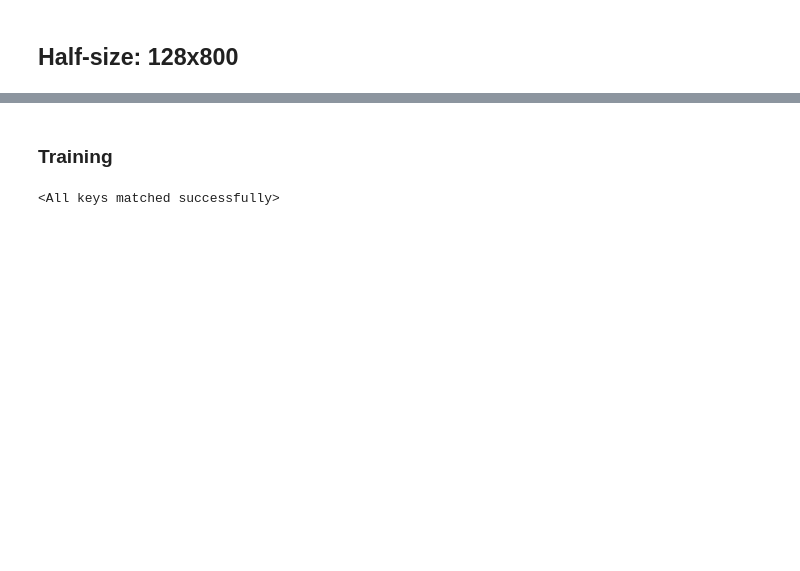
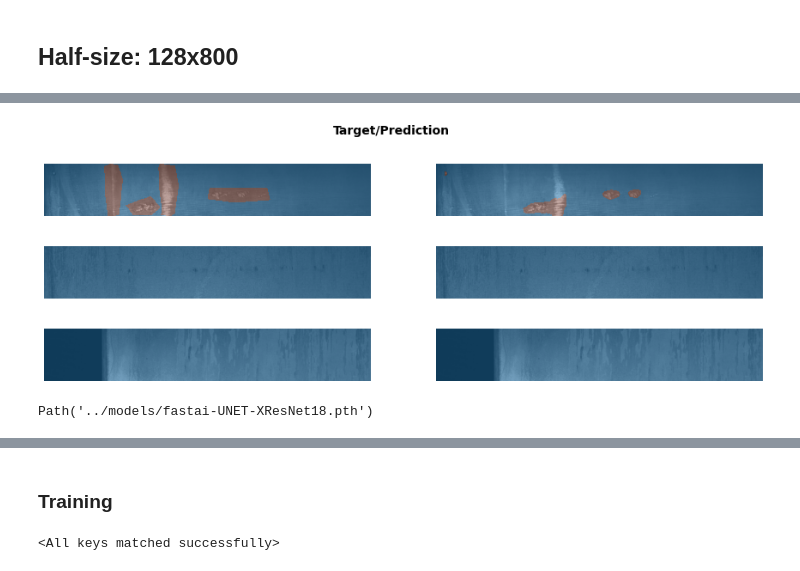
Before and after one commit to marcomatteo/steel_segmentation, a Jupyter notebook: training_notebooks/FastAI-UNET-ResNet18.ipynb, the cells around one changed output, grey strips where cells are left out. Cells and saved outputs as stored; diff of their text form; code cells hidden in the pictures; blank space fills up the shorter version.

```diff
--- a/training_notebooks/FastAI-UNET-ResNet18.ipynb
+++ b/training_notebooks/FastAI-UNET-ResNet18.ipynb
@@ -95,0 +137,3 @@ RuntimeError: The size of tensor a (1638400) must match the size of tensor b (10
+# %%
+segmentation_learner.show_results(figsize=(15,5))
+# %% [output]
@@ -95,0 +141,5 @@ RuntimeError: The size of tensor a (1638400) must match the size of tensor b (10
+[figure, added]
+# %%
+segmentation_learner.save("fastai-UNET-XResNet18")
+# %% [output]
+Path('../models/fastai-UNET-XResNet18.pth')
```
Also changed, not shown: parts of 15 cells of this notebook, 3 other files.
